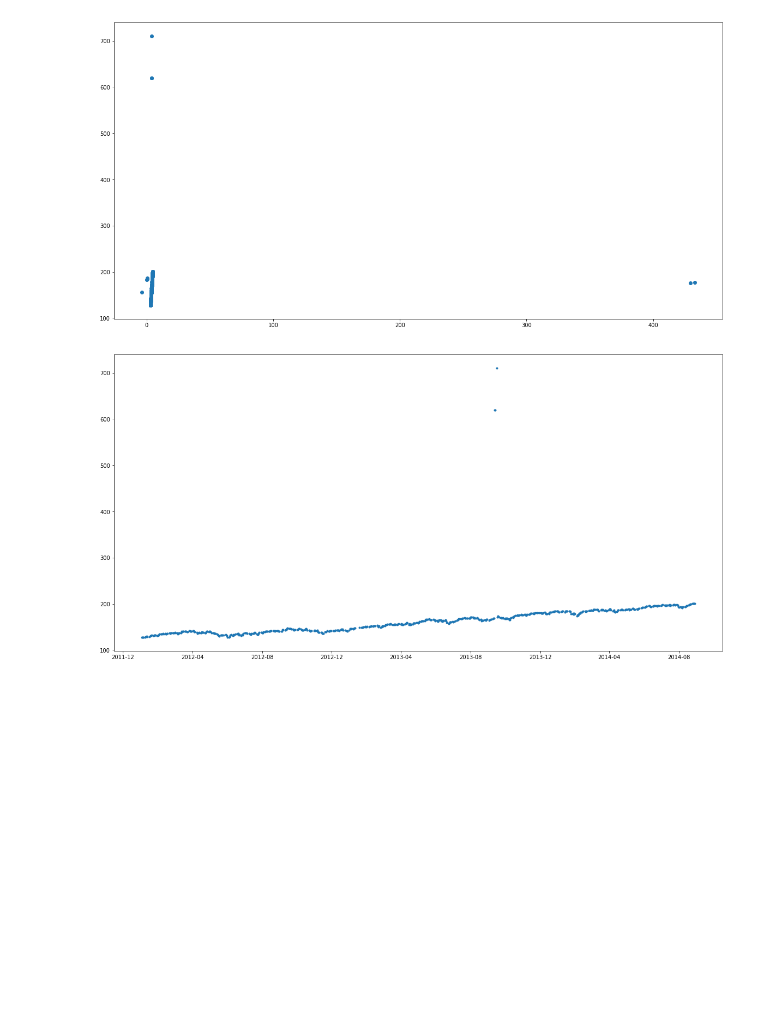
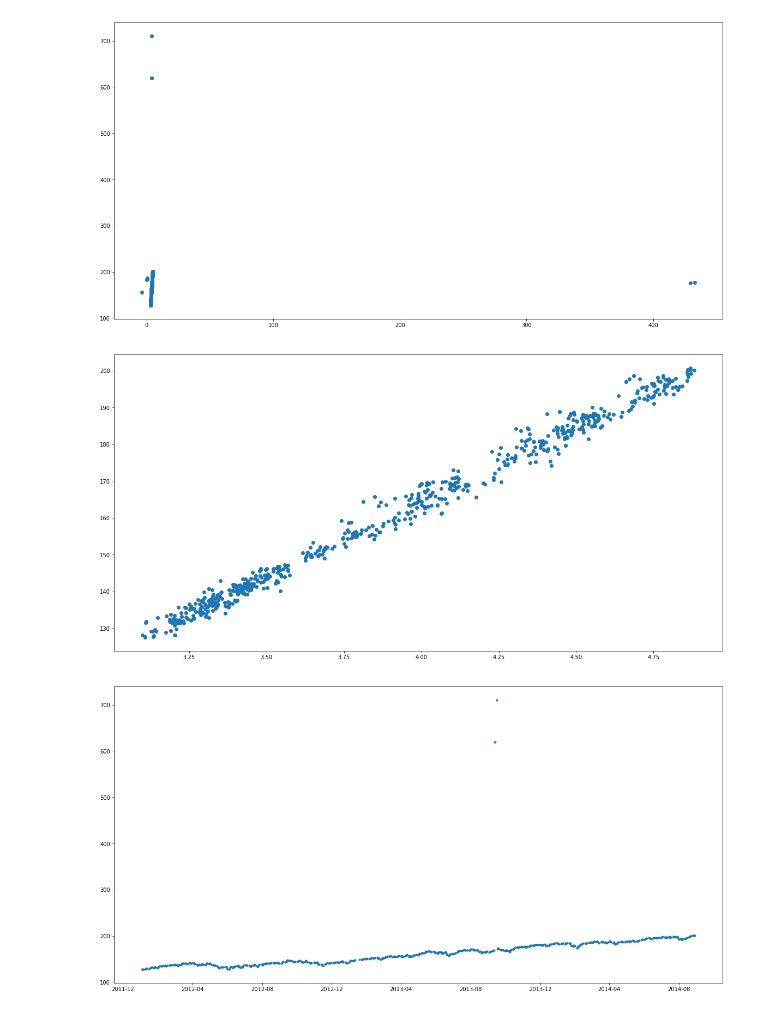
Before and after one commit to arkwl/CSE391, a Jupyter notebook: SemesterProject/Stock Market Prediction.ipynb, the cells around one changed output. Saved outputs shown, nothing was run; the diff lists cells and outputs as text; code cells hidden in the pictures; blank space fills up the shorter version.

```diff
--- a/SemesterProject/Stock Market Prediction.ipynb
+++ b/SemesterProject/Stock Market Prediction.ipynb
@@ -1,7 +1,7 @@
 # %%
 import numpy as np
 import pandas as pd
-
+plt.rcParams["figure.figsize"] = (20,10)
 
 data = pd.read_csv("data.csv", parse_dates=["date"], index_col="date")
 x = pd.DataFrame(data)
@@ -31,6 +31,16 @@ plt.scatter(x['signal'], x['spy_close_price'])
 plt.show()
 # %% [output]
 [figure]
+# %%
+linear_data = x
+linear_data = linear_data[linear_data.loc[:,'spy_close_price'] < 300]
+linear_data = linear_data[linear_data.loc[:,'signal'] < 100]
+linear_data = linear_data[linear_data.loc[:,'signal'] > 2]
+# %%
+plt.scatter(linear_data['signal'], linear_data['spy_close_price'])
+plt.show()
+# %% [output]
+[figure, added]
 # %%
 df = x
 df = df[df.loc[:,'spy_close_price'] < 300]
```
Also changed, not shown: parts of 3 cells of this notebook.
